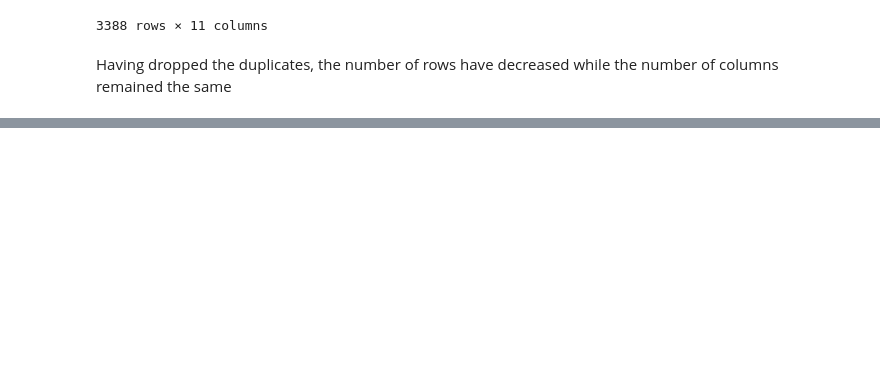
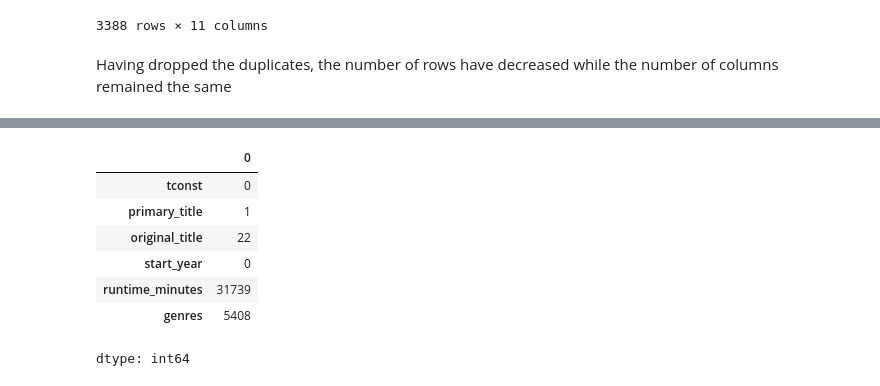
Before and after one commit to Ella244-18/phase-1-project, a Jupyter notebook: student.ipynb, the cells around one changed output, grey strips where cells are left out. Saved outputs shown, nothing was run; the diff lists cells and outputs as text; code cells hidden in the pictures; blank space fills up the shorter version.

```diff
--- a/student.ipynb
+++ b/student.ipynb
@@ -269,0 +312,12 @@ Having dropped the duplicates, the number of rows have decreased while the numbe
+# %%
+# Total number of missing values
+df.isna().sum()
+# %% [output]
+|  | 0 |
+| tconst | 0 |
+| primary_title | 1 |
+| original_title | 22 |
+| start_year | 0 |
+| runtime_minutes | 31739 |
+| genres | 5408 |
+dtype: int64
```
Also changed, not shown: parts of 9 cells of this notebook.
